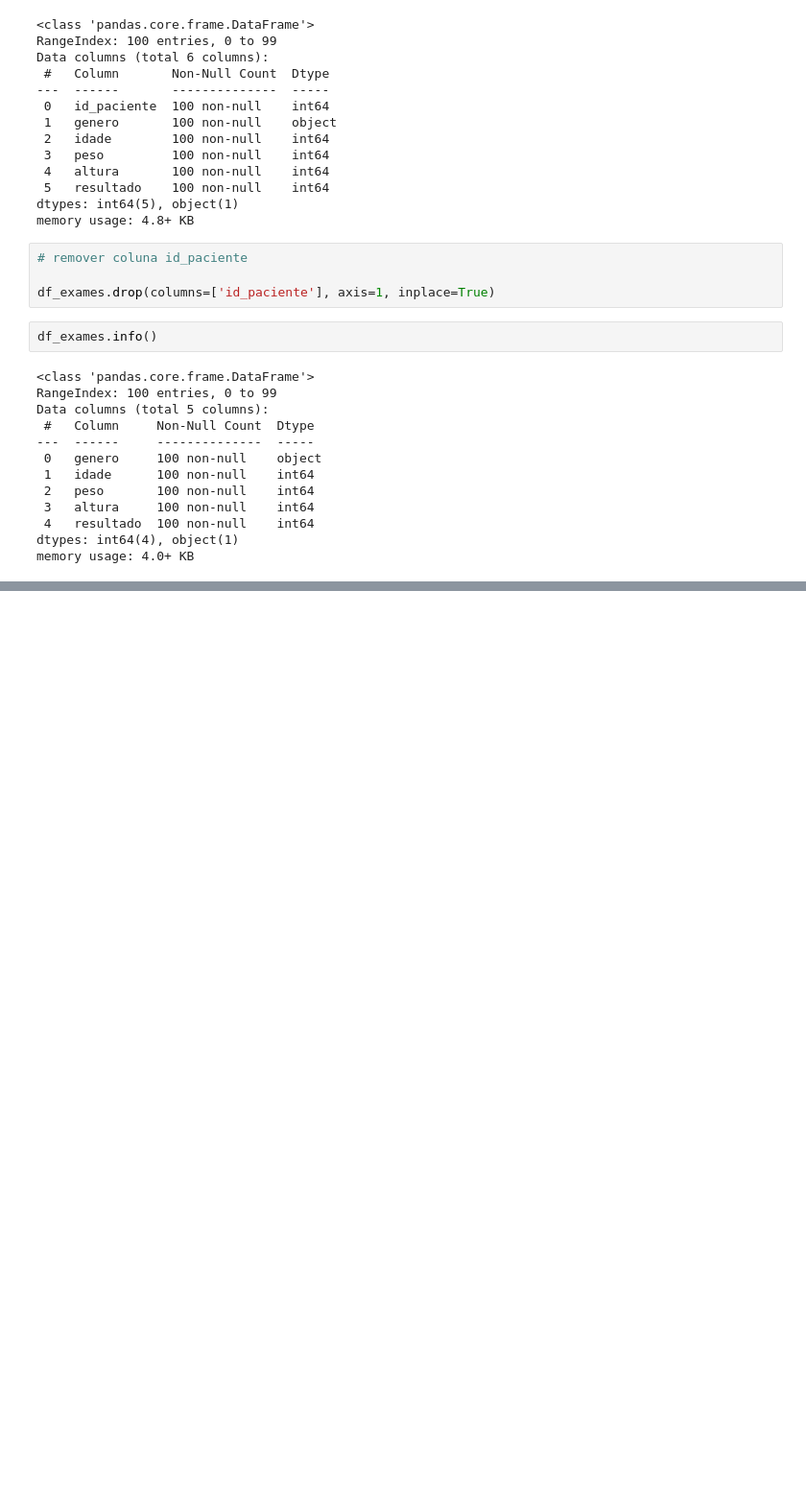
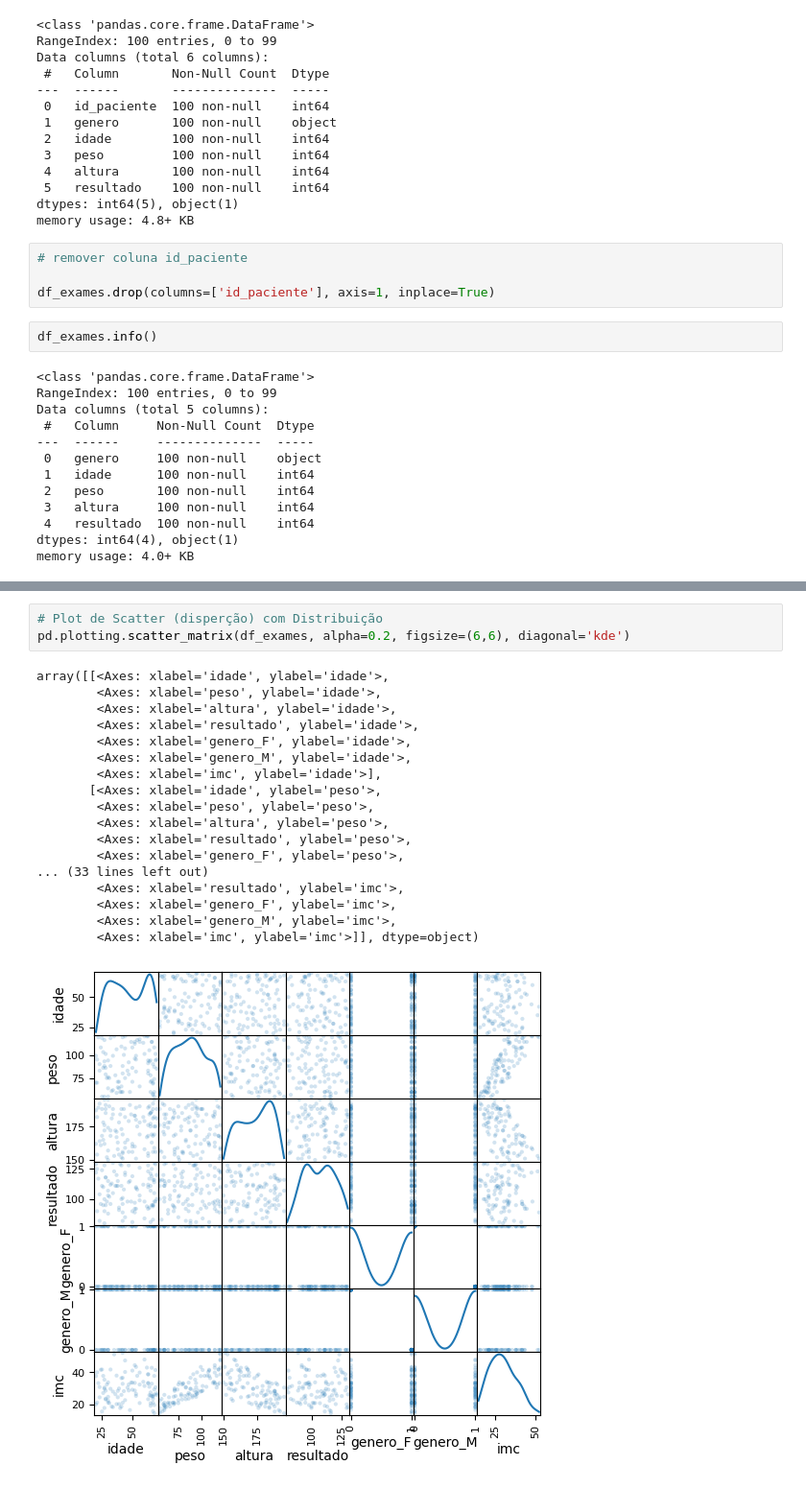
Before and after one commit to lilkirito22/aprendizado_machine_learning, a Jupyter notebook: modelo_diabetes/mode_diabetes.ipynb, the cells around one changed output, grey strips where cells are left out. Shown: that part at 96% size. Cells and saved outputs as stored; diff of their text form; blank space fills up the shorter version.

```diff
--- a/modelo_diabetes/mode_diabetes.ipynb
+++ b/modelo_diabetes/mode_diabetes.ipynb
@@ -61,0 +86,22 @@ memory usage: 4.0+ KB
+# %%
+# Plot de Scatter (disperção) com Distribuição
+pd.plotting.scatter_matrix(df_exames, alpha=0.2, figsize=(6,6), diagonal='kde')
+# %% [output]
+array([[<Axes: xlabel='idade', ylabel='idade'>,
+        <Axes: xlabel='peso', ylabel='idade'>,
+        <Axes: xlabel='altura', ylabel='idade'>,
+        <Axes: xlabel='resultado', ylabel='idade'>,
+        <Axes: xlabel='genero_F', ylabel='idade'>,
+        <Axes: xlabel='genero_M', ylabel='idade'>,
+        <Axes: xlabel='imc', ylabel='idade'>],
+       [<Axes: xlabel='idade', ylabel='peso'>,
+        <Axes: xlabel='peso', ylabel='peso'>,
+        <Axes: xlabel='altura', ylabel='peso'>,
+        <Axes: xlabel='resultado', ylabel='peso'>,
+        <Axes: xlabel='genero_F', ylabel='peso'>,
+... (33 lines left out)
+        <Axes: xlabel='resultado', ylabel='imc'>,
+        <Axes: xlabel='genero_F', ylabel='imc'>,
+        <Axes: xlabel='genero_M', ylabel='imc'>,
+        <Axes: xlabel='imc', ylabel='imc'>]], dtype=object)
+[figure, added]
```
Also changed, not shown: parts of 30 cells of this notebook, 2 other files.
